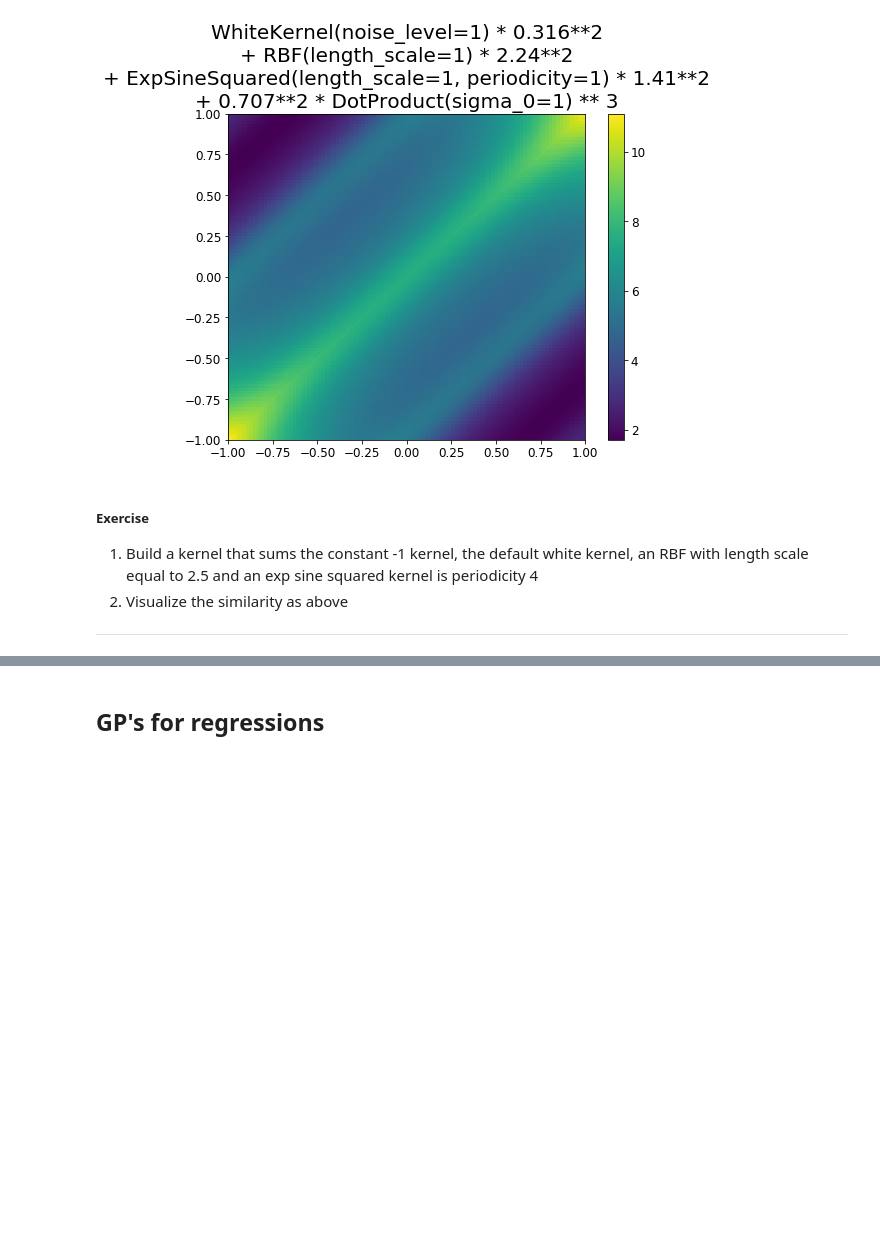
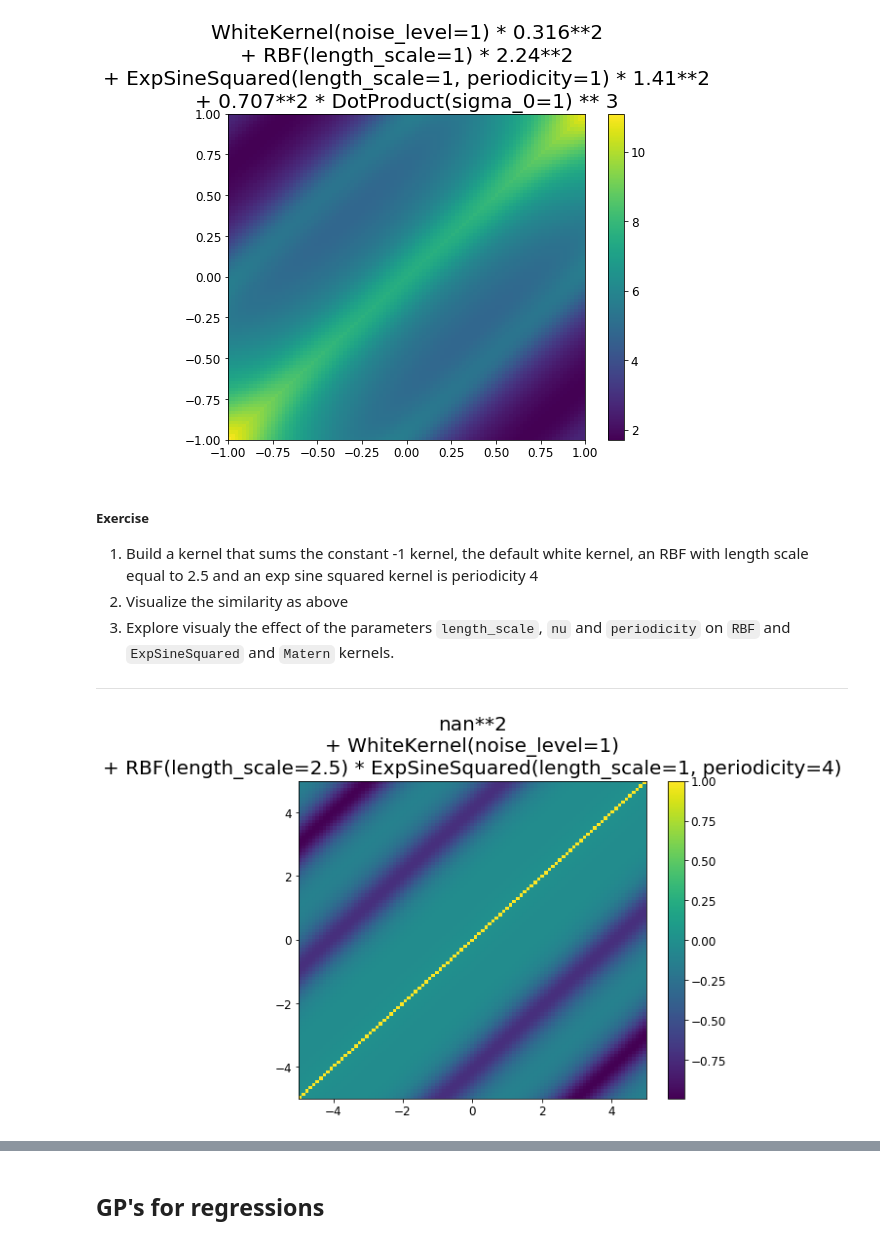
Before and after one commit to lucianopaz/statistical_machine_learning, a Jupyter notebook: notebooks/Gaussian processes tutorial.ipynb, the cells around one changed output, grey strips where cells are left out. Cells and saved outputs as stored; diff of their text form; code cells hidden in the pictures; blank space fills up the shorter version.

```diff
--- a/notebooks/Gaussian processes tutorial.ipynb
+++ b/notebooks/Gaussian processes tutorial.ipynb
@@ -67,4 +76,19 @@ plt.colorbar();
 ##### Exercise
 1. Build a kernel that sums the constant -1 kernel, the default white kernel, an RBF with length scale equal to 2.5 and an exp sine squared kernel is periodicity 4
 2. Visualize the similarity as above
+3. Explore visualy the effect of the parameters `length_scale`, `nu` and `periodicity` on `RBF` and `ExpSineSquared` and `Matern` kernels.
 ---
+# %%
+# Kernels allow some symbolic math operations like
+# summation and exponentiation, allowing us to
+# combine basic kernels into new ones
+from sklearn.gaussian_process.kernels import ConstantKernel, WhiteKernel, RBF, ExpSineSquared
+kernel = (ConstantKernel(-1) + WhiteKernel() + RBF(length_scale=2.5)) * ExpSineSquared(periodicity=4)
+x = np.linspace(-5, 5, 100)
+vals = kernel(x[:, None])
+plt.figure(figsize=(8, 6))
+plt.pcolor(x, x, vals.reshape((len(x), len(x))))
+plt.title(str(kernel).replace(' +', '\n+'))
+plt.colorbar();
+# %% [output]
+[figure, added]
```
Also changed, not shown: parts of 15 cells of this notebook.
